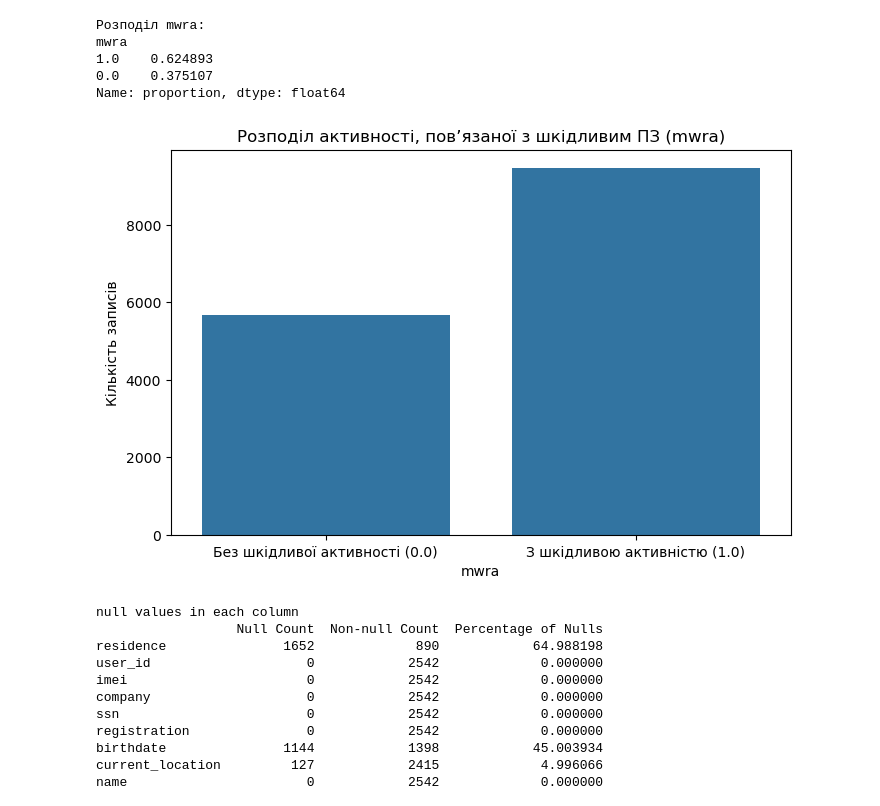
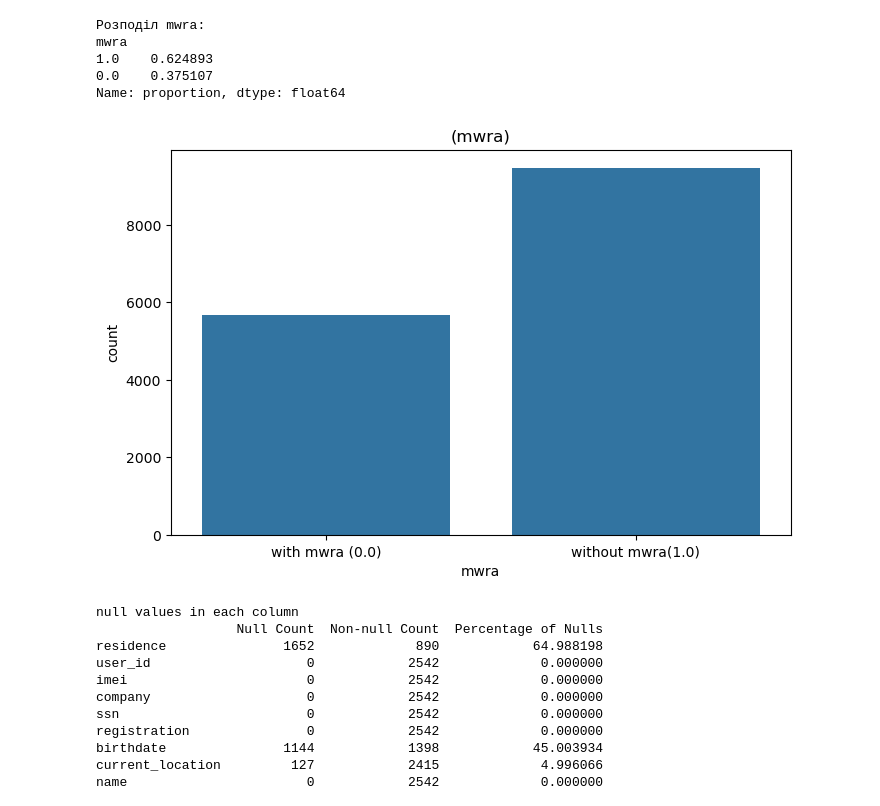
Before and after one commit to andrewtyv/IAU, a Jupyter notebook: proj.ipynb, the cells around one changed output. Saved outputs shown, nothing was run; the diff lists cells and outputs as text; code cells hidden in the pictures.

```diff
--- a/proj.ipynb
+++ b/proj.ipynb
@@ -191,13 +191,13 @@ Name: proportion, dtype: float64
 # %%
 plt.figure(figsize=(8, 5))
 sns.countplot(x='mwra', data=df_connections)
-plt.title('Розподіл активності, пов’язаної з шкідливим ПЗ (mwra)')
+plt.title('(mwra)')
 plt.xlabel('mwra')
-plt.ylabel('Кількість записів')
-plt.xticks(ticks=[0, 1], labels=['Без шкідливої активності (0.0)', 'З шкідливою активністю (1.0)'])
+plt.ylabel('count')
+plt.xticks(ticks=[0, 1], labels=['with mwra (0.0)', 'without mwra(1.0)'])
 plt.show()
 # %% [output]
-[figure, old version]
+[figure, new version]
 # %%
 null_counts = df_profiles.isnull().sum()  # Count null values in each column
 
```
Also changed, not shown: parts of 6 cells of this notebook.
